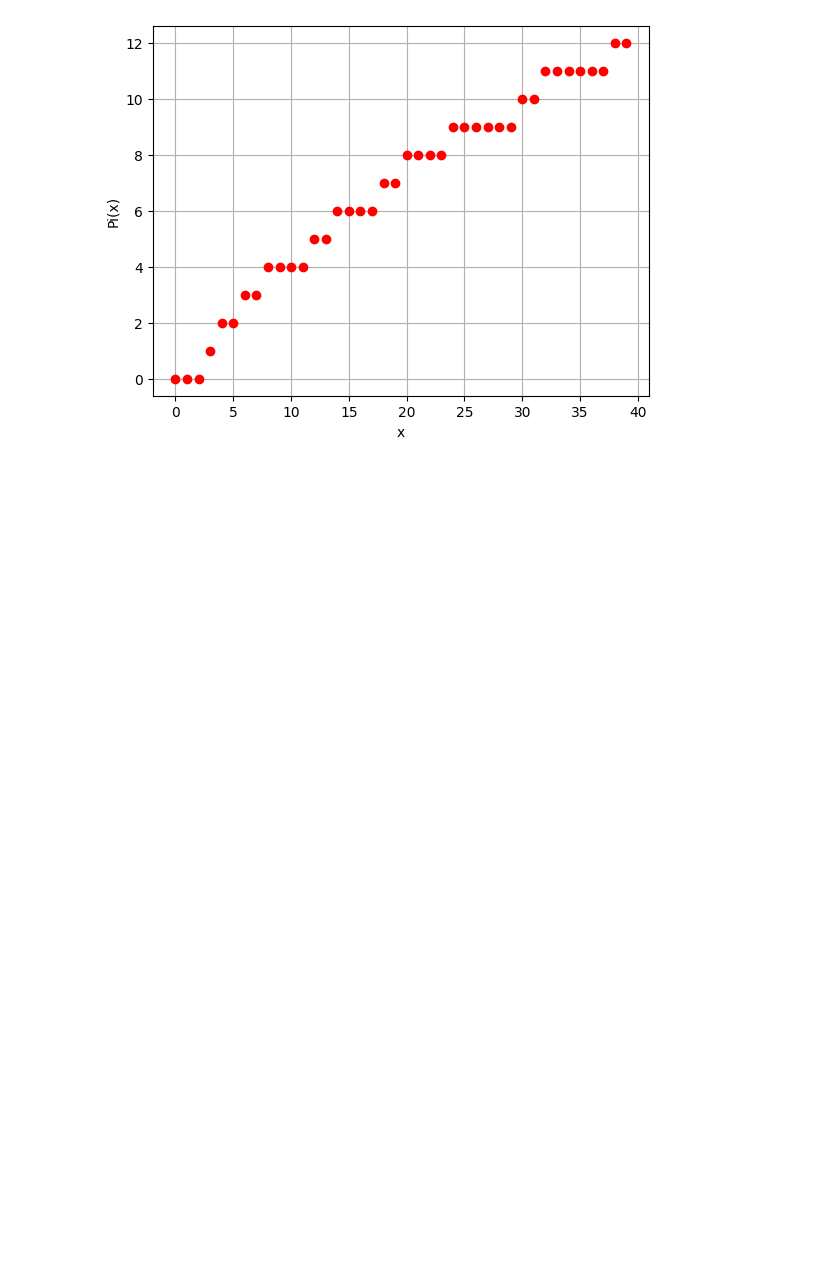
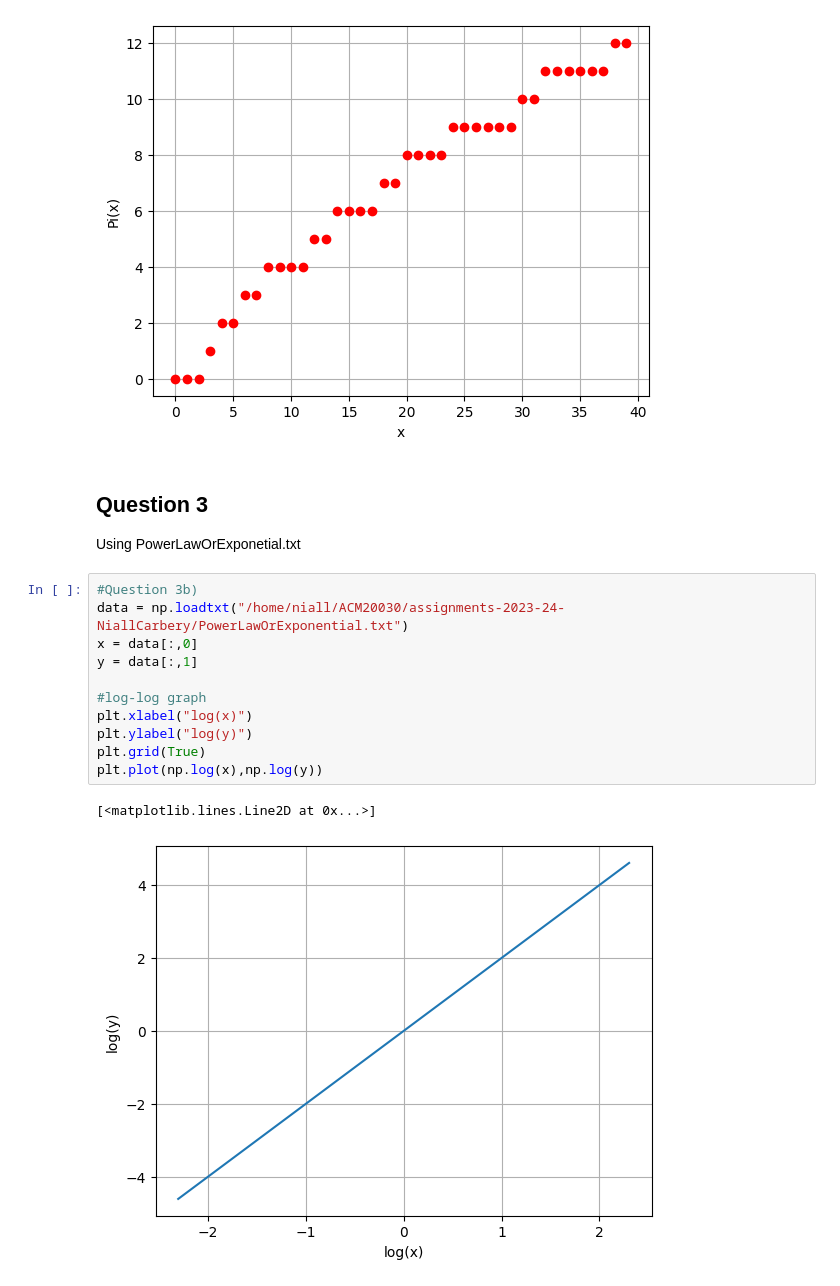
Before and after one commit to NiallCarbery/Computational_Science, a Jupyter notebook: ACM20030-Assignment-1.ipynb, the cells around one changed output. Saved outputs shown, nothing was run; the diff lists cells and outputs as text; blank space fills up the shorter version.

Commit message:
Question 3

```diff
--- a/ACM20030-Assignment-1.ipynb
+++ b/ACM20030-Assignment-1.ipynb
@@ -134,3 +135,20 @@ plt.plot(x, Pi, 'ro')
 # %% [output]
 [<matplotlib.lines.Line2D at 0x...>]
 [figure]
+# %% [markdown]
+## Question 3
+Using PowerLawOrExponetial.txt
+# %%
+#Question 3b)
+data = np.loadtxt("/home/niall/ACM20030/assignments-2023-24-NiallCarbery/PowerLawOrExponential.txt")
+x = data[:,0]
+y = data[:,1]
+
+#log-log graph
+plt.xlabel("log(x)")
+plt.ylabel("log(y)")
+plt.grid(True)
+plt.plot(np.log(x),np.log(y))
+# %% [output]
+[<matplotlib.lines.Line2D at 0x...>]
+[figure, added]
```
Also changed, not shown: parts of 3 cells of this notebook.
